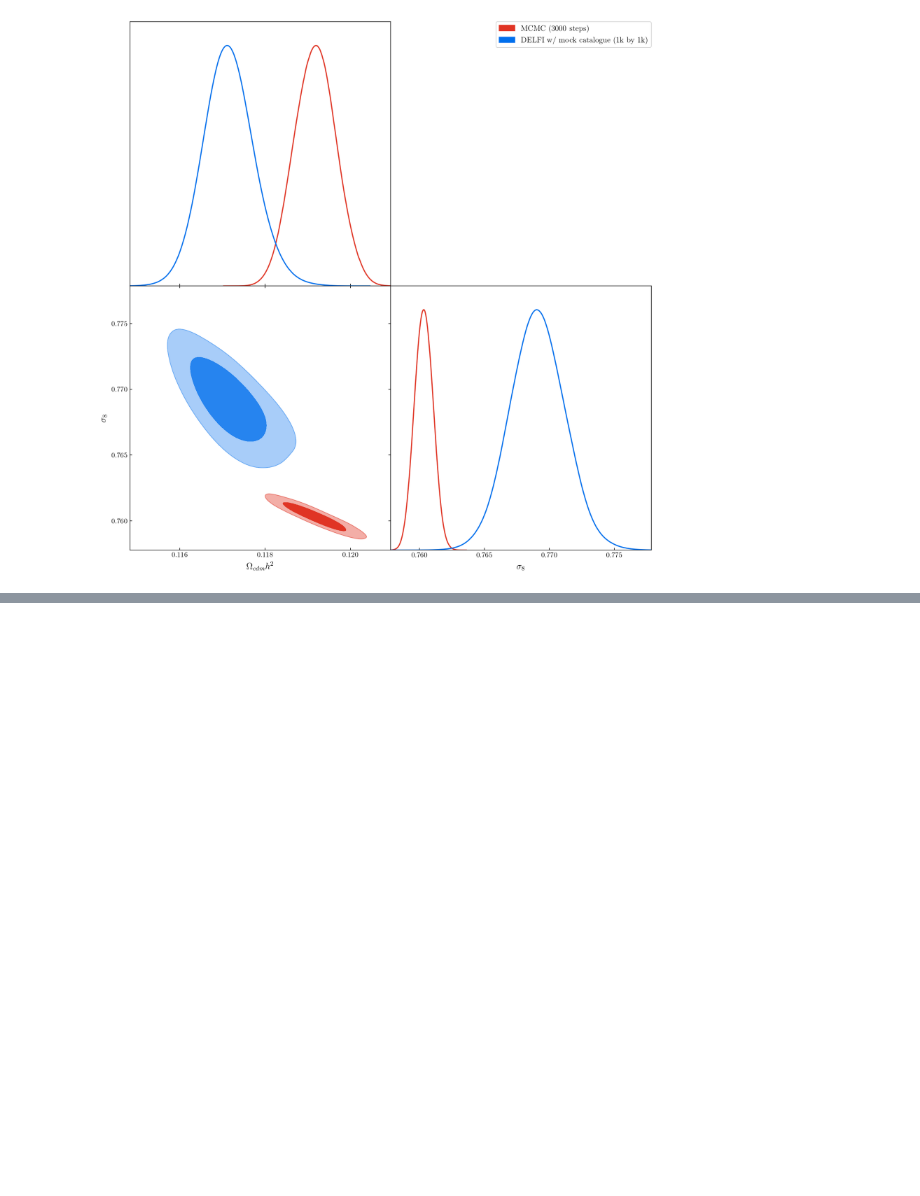
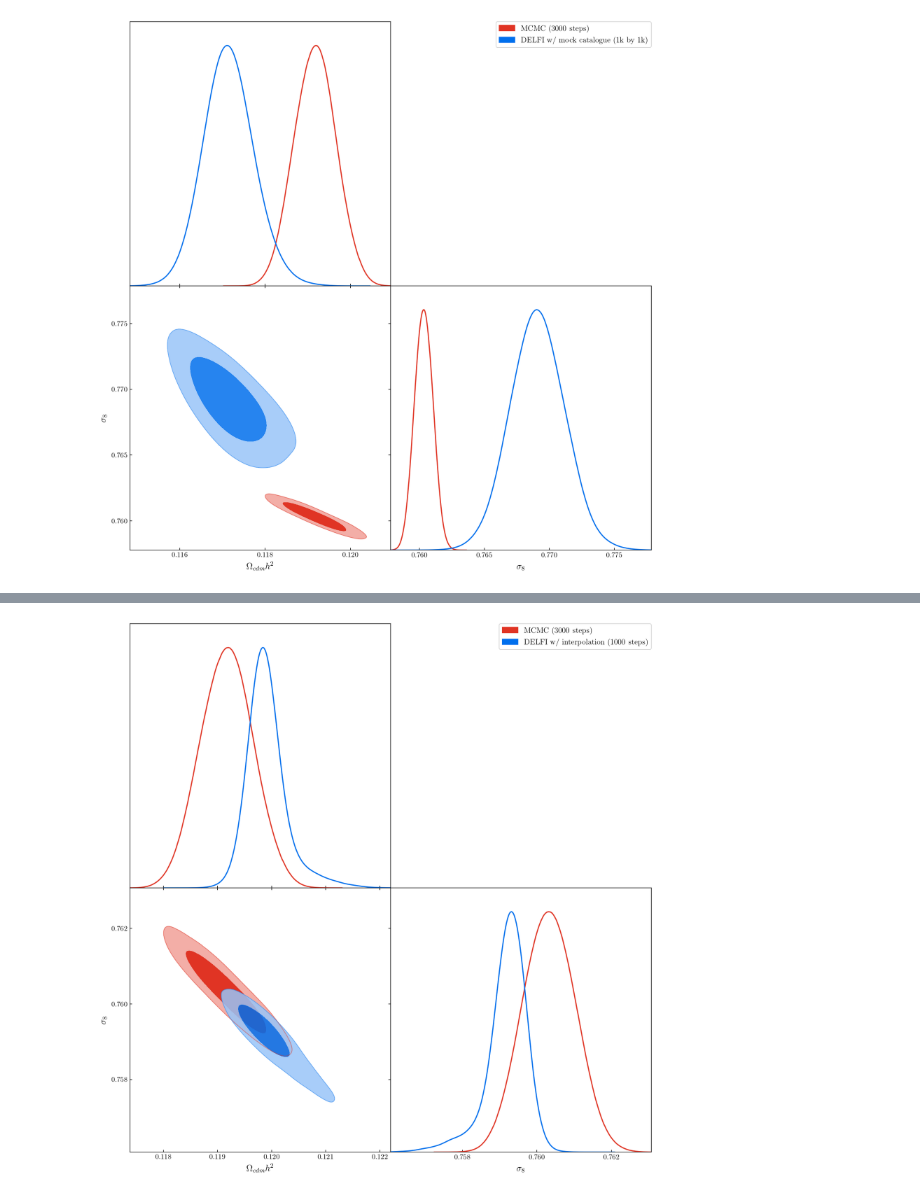
Before and after one commit to AizhanAkhmet/pydelfi_cluster_counts, a Jupyter notebook: examples/7_mcmc_comparison_mocks.ipynb, the cells around one changed output, grey strips where cells are left out. Drawn from its saved outputs; the diff is of its cells as text; code cells hidden in the pictures; blank space fills up the shorter version.

Commit message:
mcmc comparison notebooks

```diff
--- a/examples/7_mcmc_comparison_mocks.ipynb
+++ b/examples/7_mcmc_comparison_mocks.ipynb
@@ -228,0 +362,9 @@ g.triangle_plot([mcmc_samples_s[0], delfi_samples[0]],
+# %%
+g = plots.getSubplotPlotter(width_inch = 12)
+g.triangle_plot([mcmc_samples_s[0], delfi_samples[0]],
+                legend_labels = ['MCMC (3000 steps)',
+                                 'DELFI w/ interpolation (1000 steps)'],
+                legend_loc = 'upper right',
+                filled_compare=True, normalized=True)
+# %% [output]
+[figure, added]
```
Also changed, not shown: parts of 17 cells of this notebook, 1 other file.
